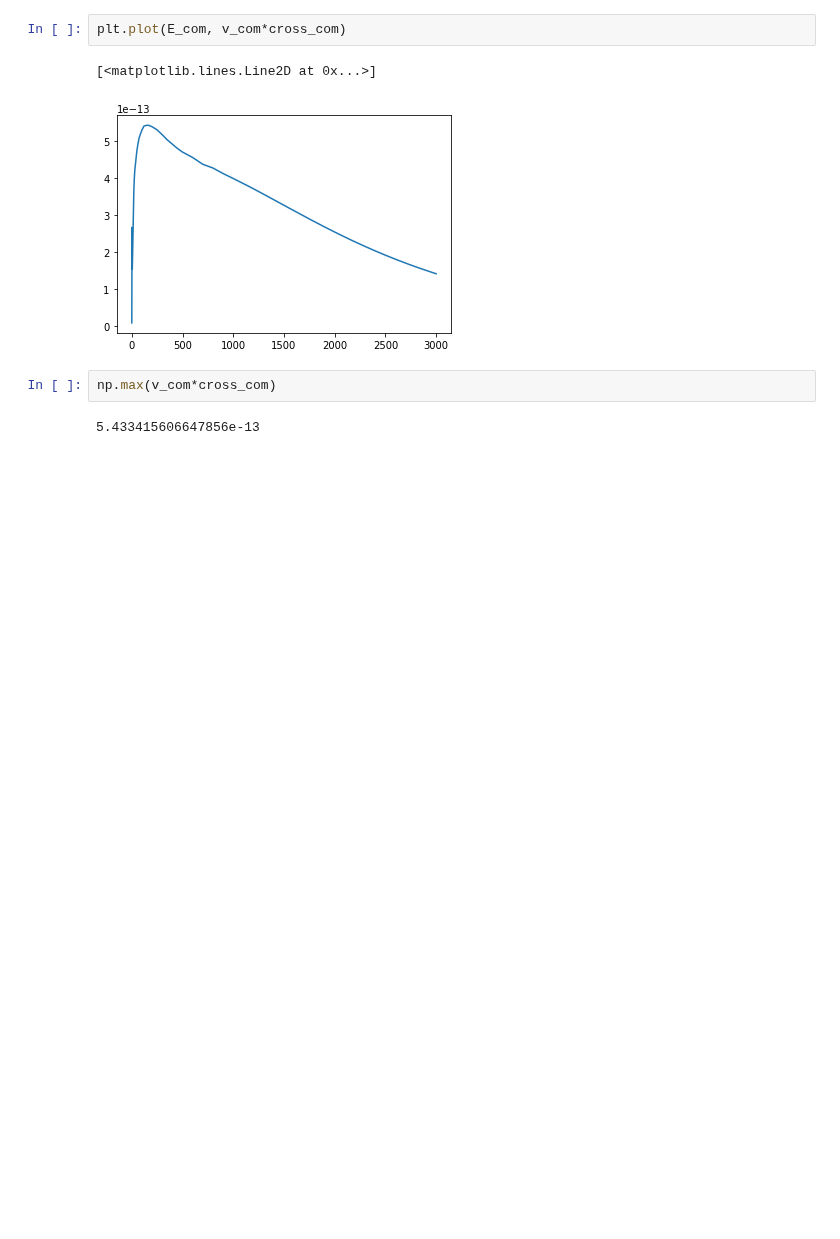
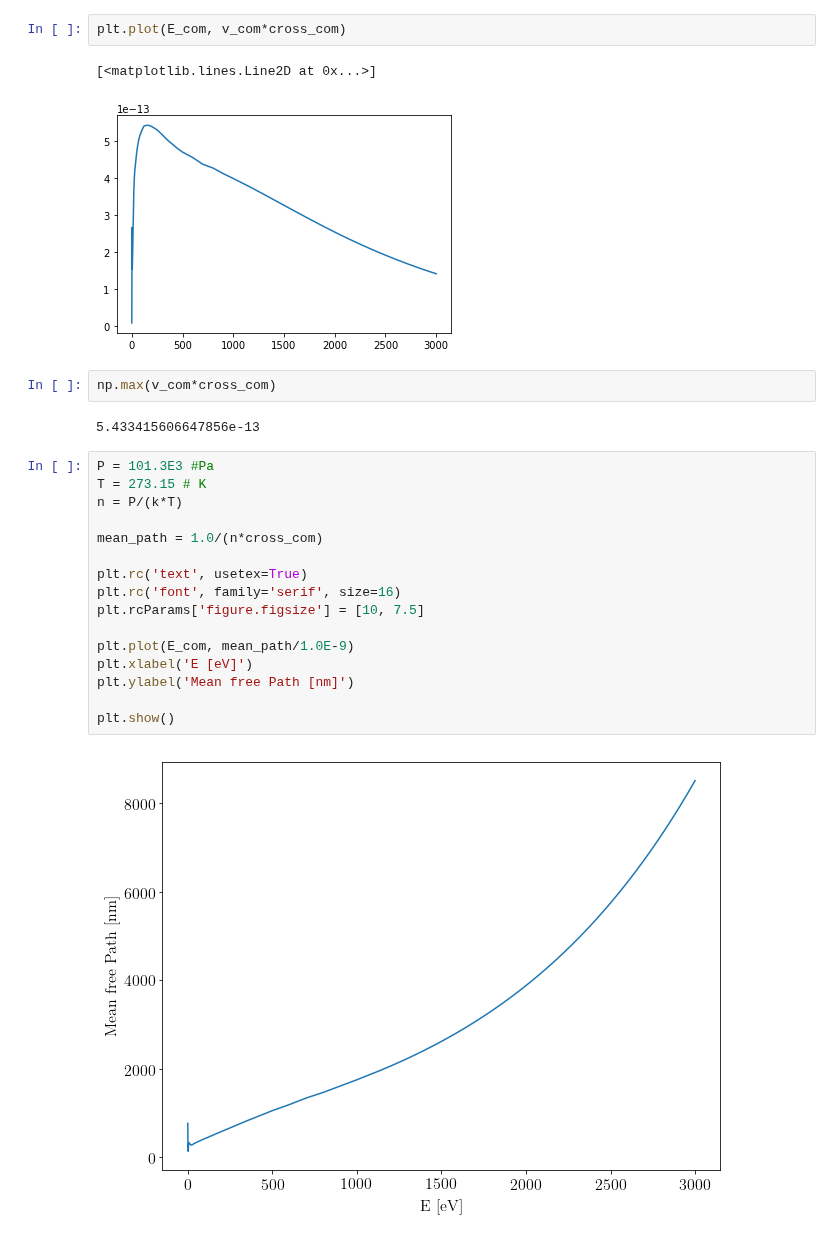
Before and after one commit to NanoPhysicsCenter/RUMDEED, a Jupyter notebook: scripts/Tip/Collisions.ipynb, the cells around one changed output. Drawn from its saved outputs; the diff is of its cells as text; blank space fills up the shorter version.

```diff
--- a/scripts/Tip/Collisions.ipynb
+++ b/scripts/Tip/Collisions.ipynb
@@ -103,3 +106,21 @@ plt.plot(E_com, v_com*cross_com)
 np.max(v_com*cross_com)
 # %% [output]
 5.433415606647856e-13
+# %%
+P = 101.3E3 #Pa
+T = 273.15 # K
+n = P/(k*T)
+
+mean_path = 1.0/(n*cross_com)
+
+plt.rc('text', usetex=True)
+plt.rc('font', family='serif', size=16)
+plt.rcParams['figure.figsize'] = [10, 7.5]
+
+plt.plot(E_com, mean_path/1.0E-9)
+plt.xlabel('E [eV]')
+plt.ylabel('Mean free Path [nm]')
+
+plt.show()
+# %% [output]
+[figure, added]
```
Also changed, not shown: parts of 2 cells of this notebook, 1 other file.
